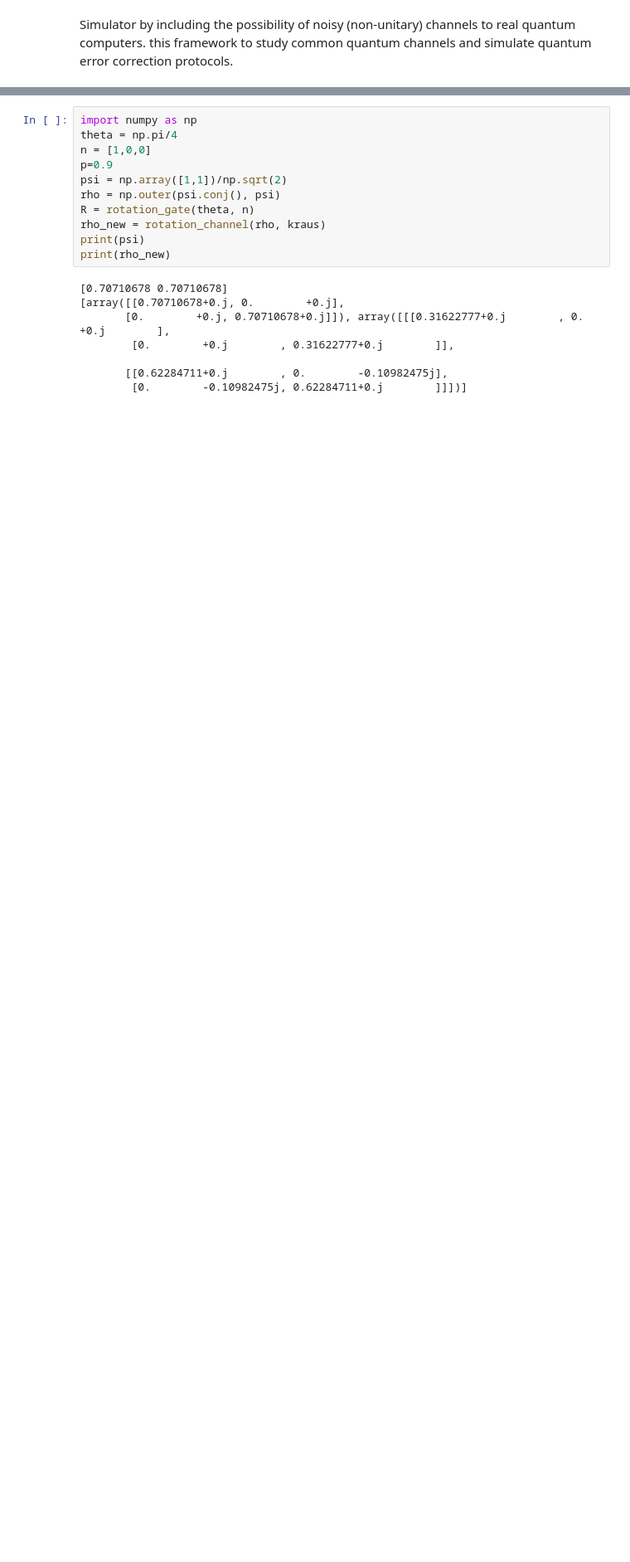
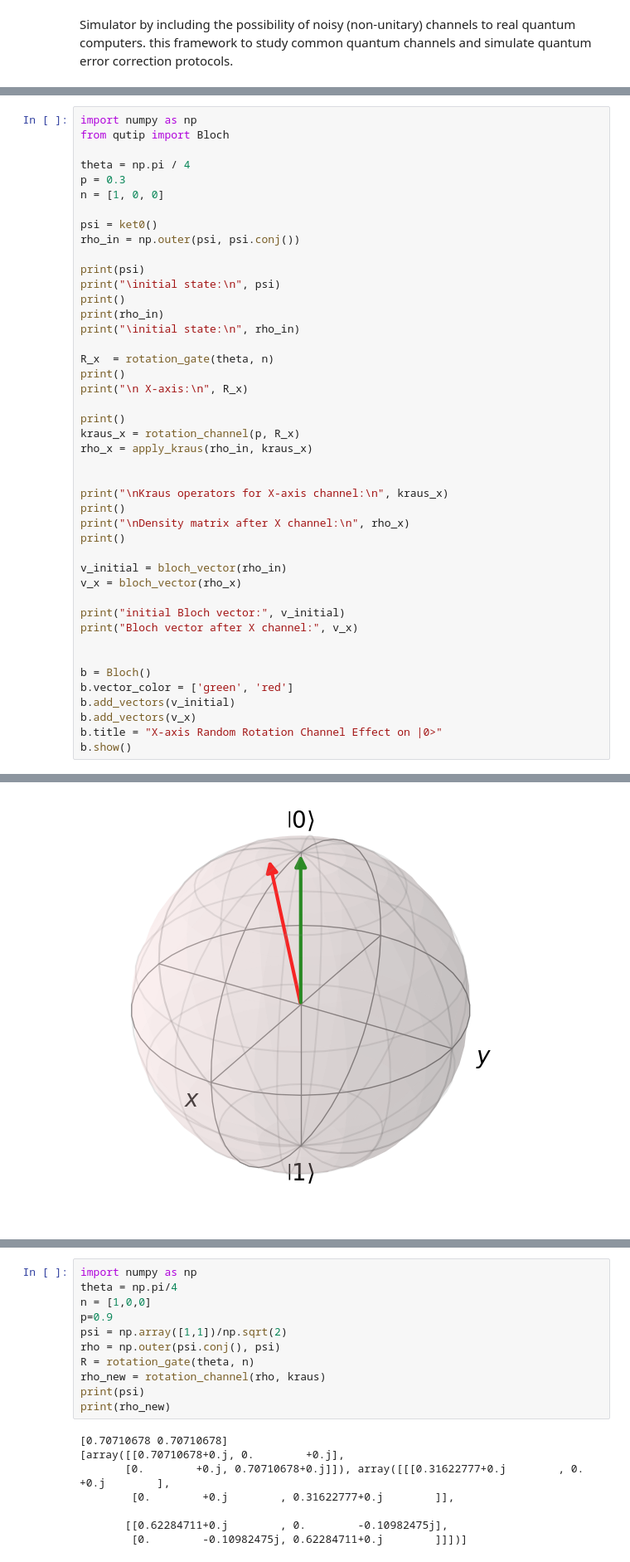
Before and after one commit to Abiyzelalem27/Quantum_Algorithms, a Jupyter notebook: Simulating_noisy_gate.ipynb, the cells around one changed output, grey strips where cells are left out. Shown at 83% size. Cells and saved outputs as stored; diff of their text form; blank space fills up the shorter version.

```diff
--- a/Simulating_noisy_gate.ipynb
+++ b/Simulating_noisy_gate.ipynb
@@ -486,0 +168,45 @@ Bloch vector |-> after Z-channel: [-0.72175144 -0.67175144  0.        ]
+# %%
+import numpy as np
+from qutip import Bloch
+
+theta = np.pi / 4
+p = 0.3
+n = [1, 0, 0]
+
+psi = ket0()
+rho_in = np.outer(psi, psi.conj())
+
+print(psi)
+print("\initial state:\n", psi)
+print()
+print(rho_in)
+print("\initial state:\n", rho_in)
+
+R_x  = rotation_gate(theta, n)
+print()
+print("\n X-axis:\n", R_x)
+
+print()
+kraus_x = rotation_channel(p, R_x)
+rho_x = apply_kraus(rho_in, kraus_x)
+
+
+print("\nKraus operators for X-axis channel:\n", kraus_x)
+print()
+print("\nDensity matrix after X channel:\n", rho_x)
+print()
+
+v_initial = bloch_vector(rho_in)
+v_x = bloch_vector(rho_x)
+
+print("initial Bloch vector:", v_initial)
+print("Bloch vector after X channel:", v_x)
+
+
+b = Bloch()
+b.vector_color = ['green', 'red']
+b.add_vectors(v_initial)
+b.add_vectors(v_x)
+b.title = "X-axis Random Rotation Channel Effect on |0>"
+b.show()
+# %% [output]
@@ -486,0 +230 @@ Bloch vector |-> after Z-channel: [-0.72175144 -0.67175144  0.        ]
+[figure, added]
```
Also changed, not shown: parts of 24 cells of this notebook.
